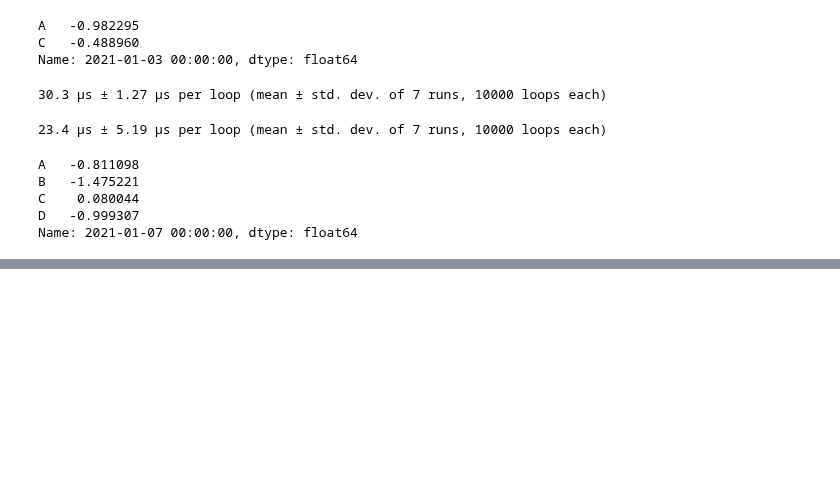
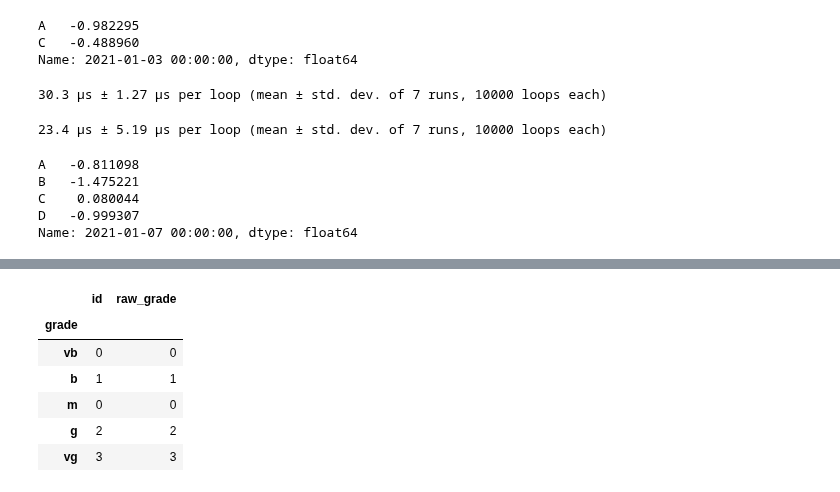
Before and after one commit to UtsavParashar/PythonProblems, a Jupyter notebook: PandasOffDoc.ipynb, the cells around one changed output, grey strips where cells are left out. Drawn from its saved outputs; the diff is of its cells as text; code cells hidden in the pictures; blank space fills up the shorter version.

```diff
--- a/PandasOffDoc.ipynb
+++ b/PandasOffDoc.ipynb
@@ -1462,0 +1467,20 @@ Freq: H, dtype: float64
+# %%
+df = pd.DataFrame({
+    'id':np.arange(1,7),
+    'raw_grade': [ 'a', 'b', 'b', 'a', 'a', 'e', ],
+})
+
+df['grade']=df['raw_grade'].astype('category')
+
+df['grade'].cat.categories = ['vg', 'g', 'b']
+df['grade'] = df['grade'].cat.set_categories(['vb','b','m','g','vg'])
+df.sort_values('grade')
+df.groupby('grade').count()
+# %% [output]
+|  | id | raw_grade |
+| grade |  |  |
+| vb | 0 | 0 |
+| b | 1 | 1 |
+| m | 0 | 0 |
+| g | 2 | 2 |
+| vg | 3 | 3 |
```
Also changed, not shown: parts of 75 cells of this notebook, 1 other file.
